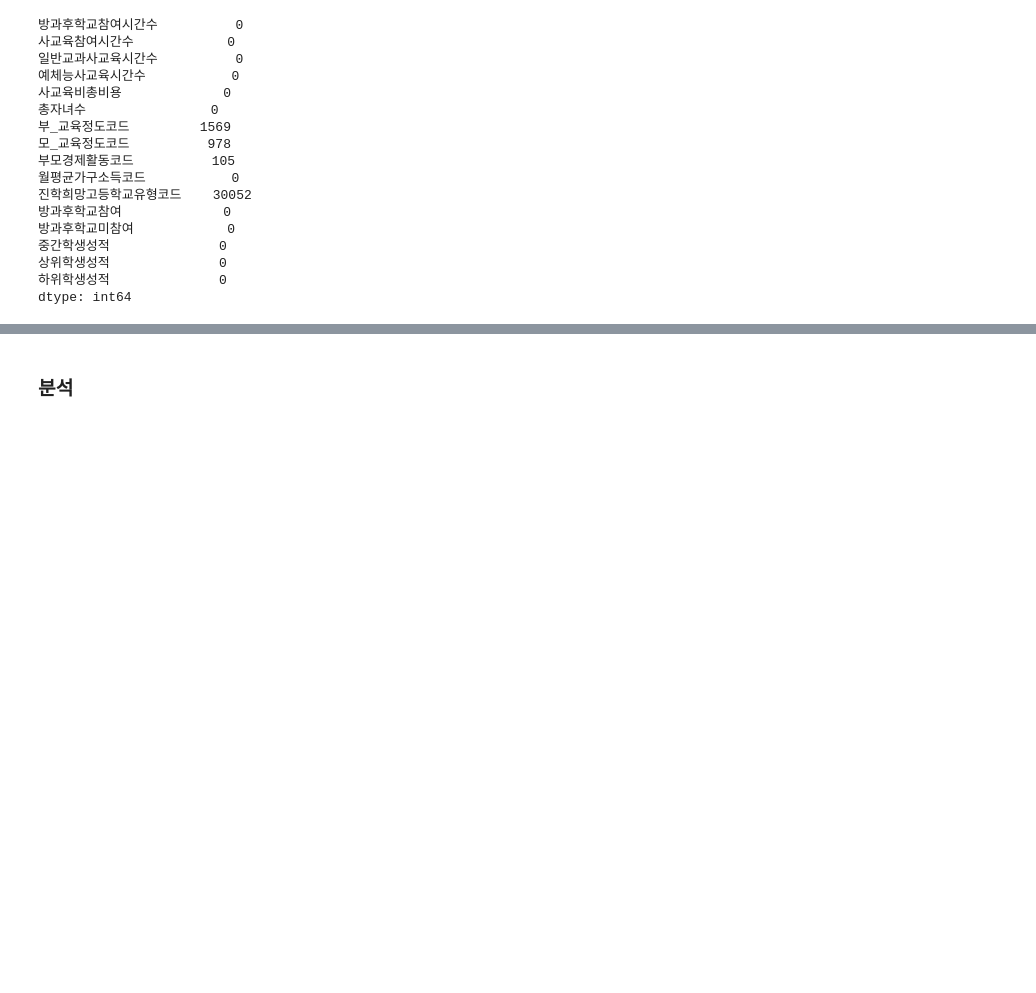
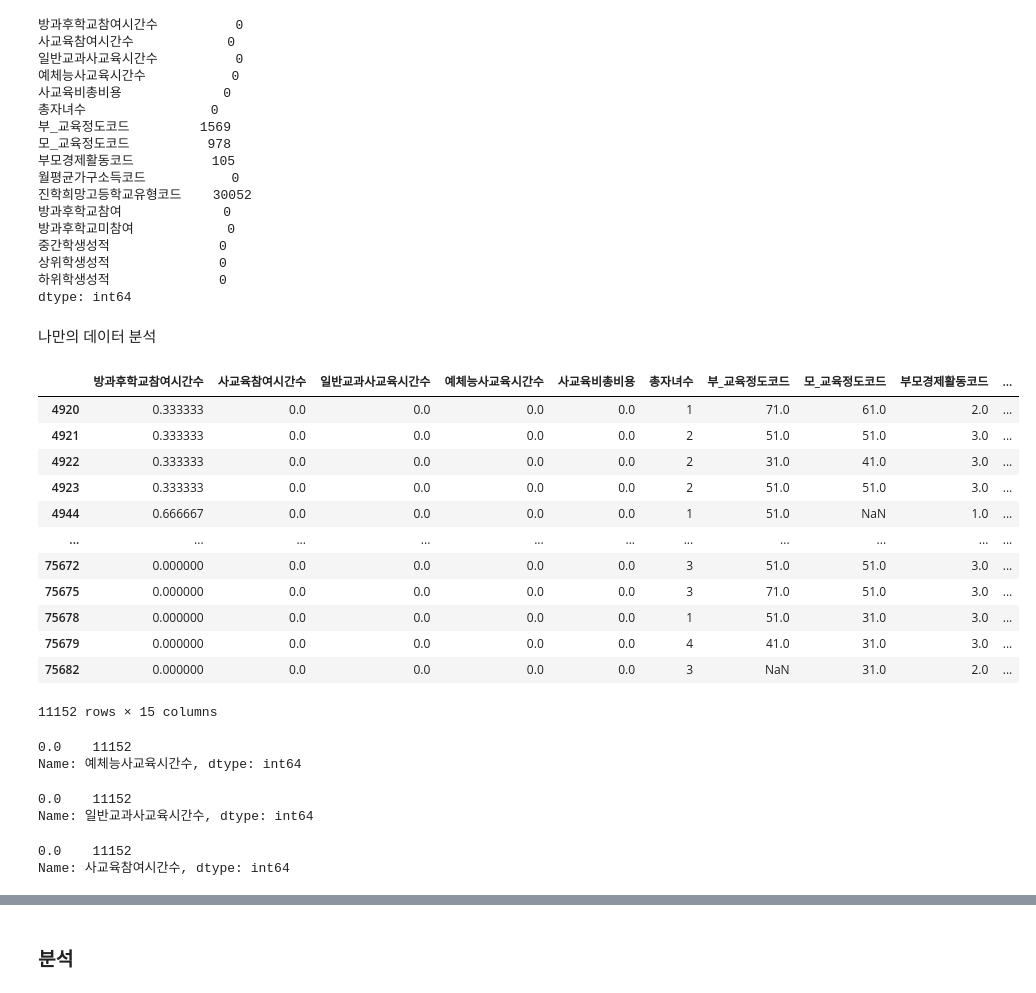
Before and after one commit to HUFS-DAT/2024-1_Seminar, a Jupyter notebook: Weekly Task/김동영/김동영_1차_과제.ipynb, the cells around one changed output, grey strips where cells are left out. Saved outputs shown, nothing was run; the diff lists cells and outputs as text; code cells hidden in the pictures; blank space fills up the shorter version.

```diff
--- a/Weekly Task/김동영/김동영_1차_과제.ipynb
+++ b/Weekly Task/김동영/김동영_1차_과제.ipynb
@@ -336,7 +350,36 @@ csv_file.isna().sum()
 상위학생성적              0
 하위학생성적              0
 dtype: int64
-# %%
-# null 값이 있는 컬럼은 전부 제거
-
-csv_file = csv_file.drop(columns=['부_교육정도코드','모_교육정도코드','부모경제활동코드','진학희망고등학교유형코드'], axis=1)
+# %% [markdown]
+나만의 데이터 분석
+# %%
+csv_file[csv_file['사교육비총비용']==0]
+# %% [output]
+|  | 방과후학교참여시간수 | 사교육참여시간수 | 일반교과사교육시간수 | 예체능사교육시간수 | 사교육비총비용 | 총자녀수 | 부_교육정도코드 | 모_교육정도코드 | 부모경제활동코드 | ... |
+| 4920 | 0.333333 | 0.0 | 0.0 | 0.0 | 0.0 | 1 | 71.0 | 61.0 | 2.0 | ... |
+| 4921 | 0.333333 | 0.0 | 0.0 | 0.0 | 0.0 | 2 | 51.0 | 51.0 | 3.0 | ... |
+| 4922 | 0.333333 | 0.0 | 0.0 | 0.0 | 0.0 | 2 | 31.0 | 41.0 | 3.0 | ... |
+| 4923 | 0.333333 | 0.0 | 0.0 | 0.0 | 0.0 | 2 | 51.0 | 51.0 | 3.0 | ... |
+| 4944 | 0.666667 | 0.0 | 0.0 | 0.0 | 0.0 | 1 | 51.0 | NaN | 1.0 | ... |
+| ... | ... | ... | ... | ... | ... | ... | ... | ... | ... | ... |
+| 75672 | 0.000000 | 0.0 | 0.0 | 0.0 | 0.0 | 3 | 51.0 | 51.0 | 3.0 | ... |
+| 75675 | 0.000000 | 0.0 | 0.0 | 0.0 | 0.0 | 3 | 71.0 | 51.0 | 3.0 | ... |
+| 75678 | 0.000000 | 0.0 | 0.0 | 0.0 | 0.0 | 1 | 51.0 | 31.0 | 3.0 | ... |
+| 75679 | 0.000000 | 0.0 | 0.0 | 0.0 | 0.0 | 4 | 41.0 | 31.0 | 3.0 | ... |
+| 75682 | 0.000000 | 0.0 | 0.0 | 0.0 | 0.0 | 3 | NaN | 31.0 | 2.0 | ... |
+11152 rows × 15 columns
+# %%
+csv_file[csv_file['사교육비총비용']==0]['예체능사교육시간수'].value_counts()
+# %% [output]
+0.0    11152
+Name: 예체능사교육시간수, dtype: int64
+# %%
+csv_file[csv_file['사교육비총비용']==0]['일반교과사교육시간수'].value_counts()
+# %% [output]
+0.0    11152
+Name: 일반교과사교육시간수, dtype: int64
+# %%
+csv_file[csv_file['사교육비총비용']==0]['사교육참여시간수'].value_counts()
+# %% [output]
+0.0    11152
+Name: 사교육참여시간수, dtype: int64
```
Also changed, not shown: parts of 22 cells of this notebook.
